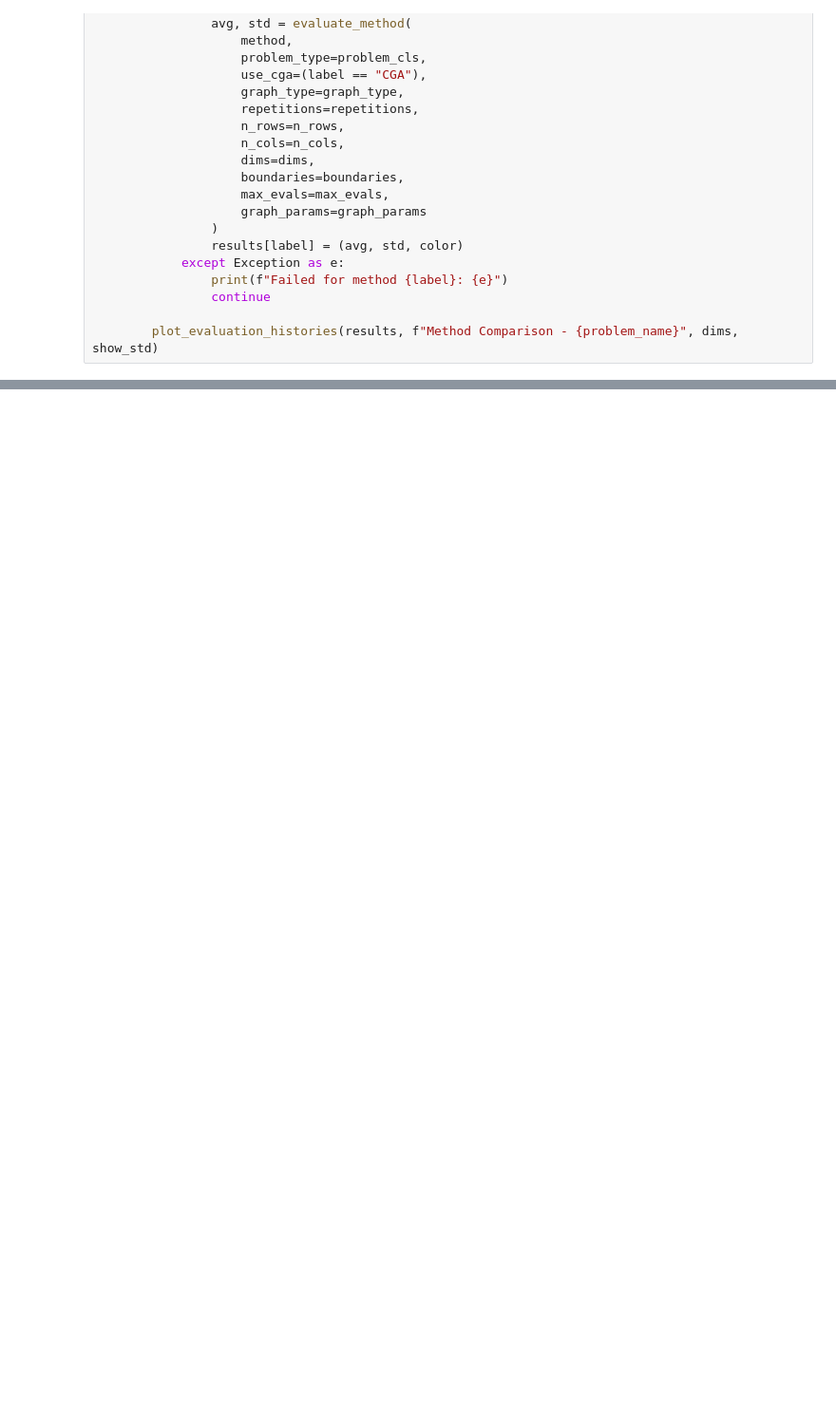
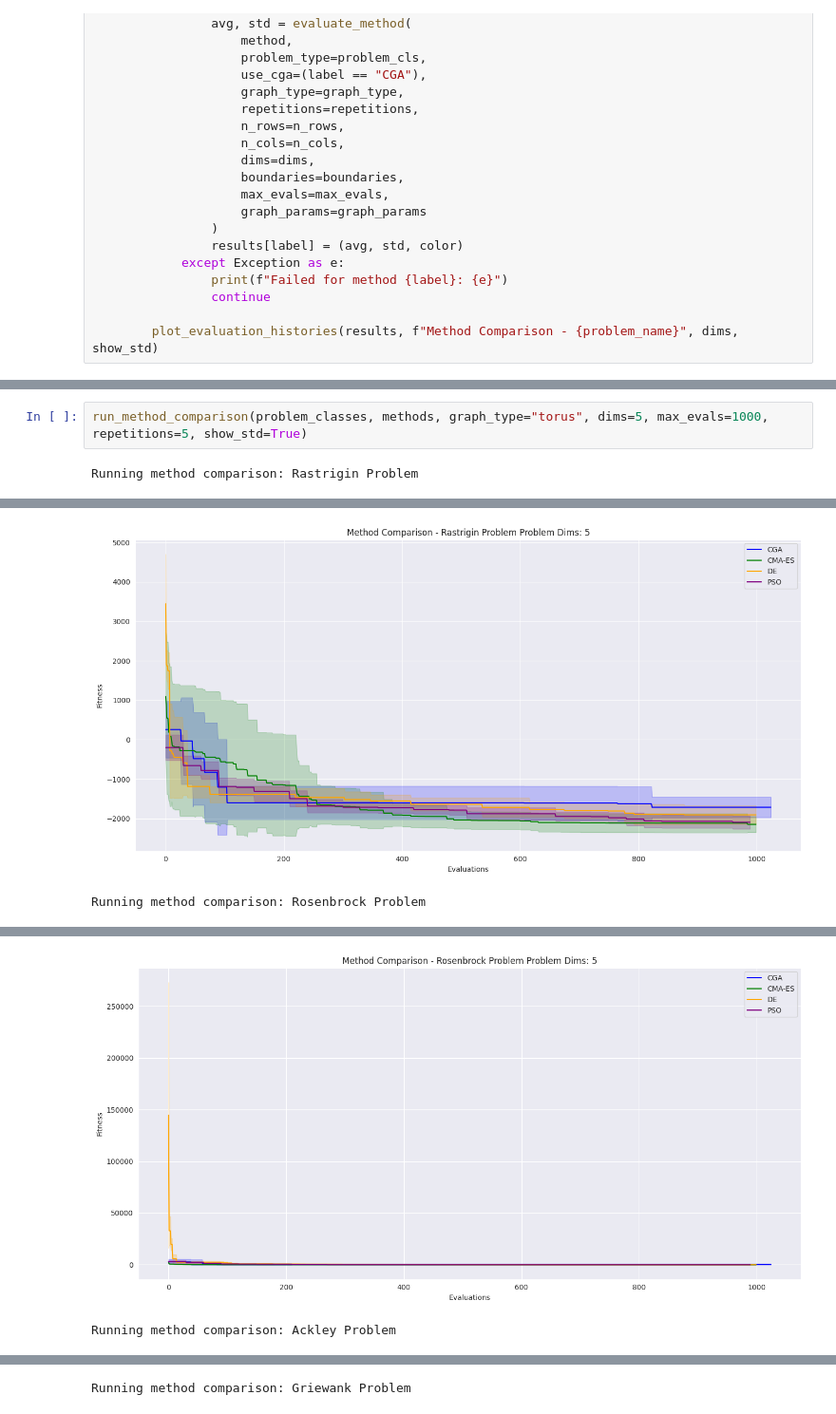
Before and after one commit to wniec/pycellga, a Jupyter notebook: notebooks/fitness plots.ipynb, the cells around one changed output, grey strips where cells are left out. Shown at 95% size. Saved outputs shown, nothing was run; the diff lists cells and outputs as text; blank space fills up the shorter version.

Commit message:
check for low-dimensional problems

```diff
--- a/notebooks/fitness plots.ipynb
+++ b/notebooks/fitness plots.ipynb
@@ -608,0 +712,4 @@ Running: Griewank
+# %%
+run_method_comparison(problem_classes, methods, graph_type="torus", dims=5, max_evals=1000, repetitions=5, show_std=True)
+# %% [output]
+Running method comparison: Rastrigin Problem
@@ -608,0 +726,2 @@ Running: Griewank
+[figure, added]
+Running method comparison: Rosenbrock Problem
@@ -608,0 +738,2 @@ Running: Griewank
+[figure, added]
+Running method comparison: Ackley Problem
@@ -608,0 +751 @@ Running: Griewank
+Running method comparison: Griewank Problem
```
Also changed, not shown: parts of 9 cells of this notebook.
